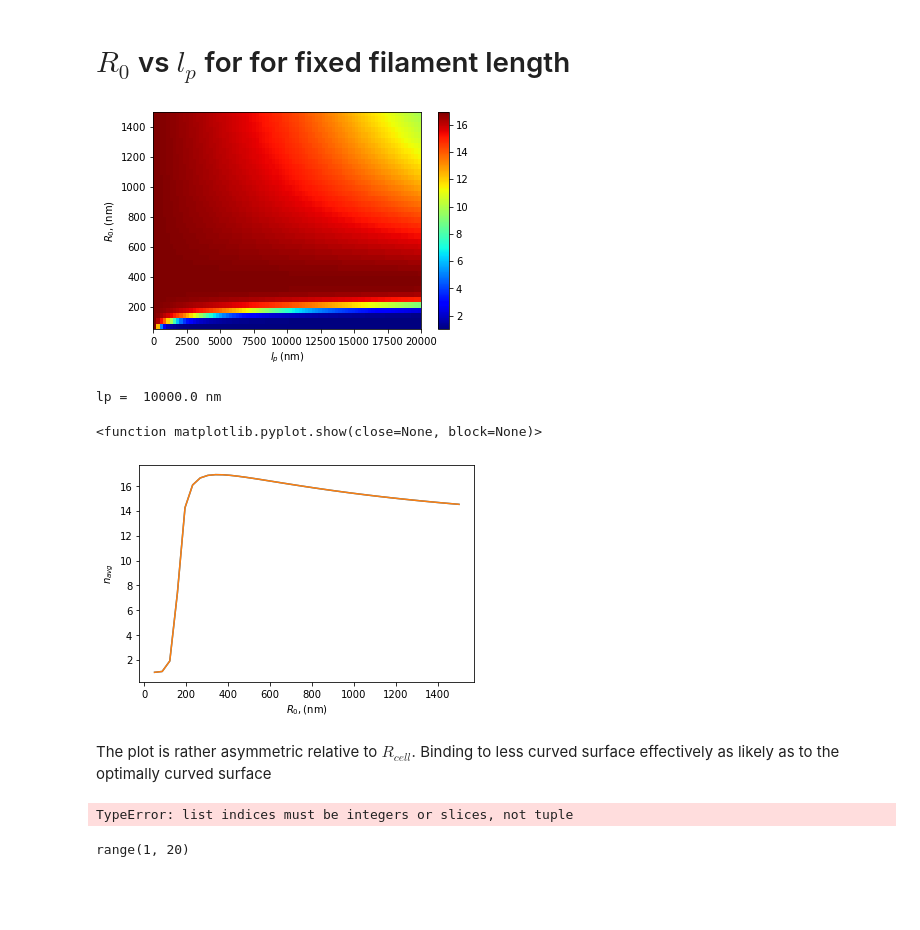
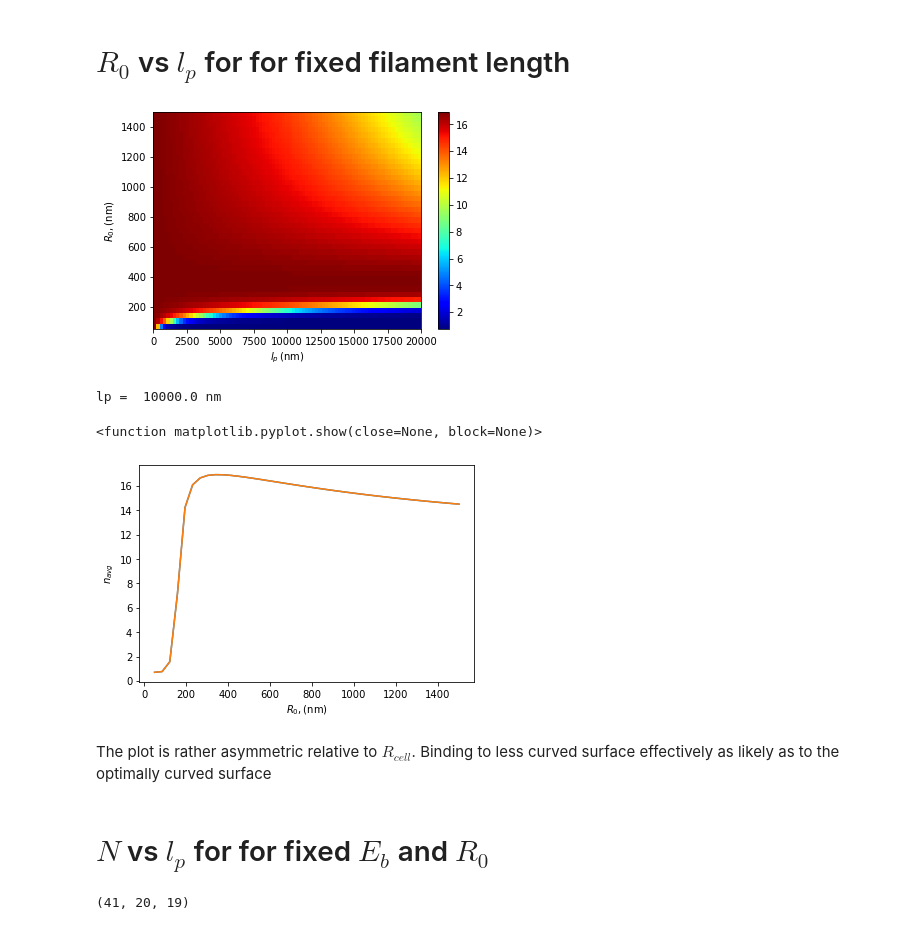
Before and after one commit to absanyal/force-distribution-flat, a Jupyter notebook: jupyter_nbs/FilamentAttachment.ipynb, the cells around one changed output. Saved outputs shown, nothing was run; the diff lists cells and outputs as text; code cells hidden in the pictures; blank space fills up the shorter version.

```diff
--- a/jupyter_nbs/FilamentAttachment.ipynb
+++ b/jupyter_nbs/FilamentAttachment.ipynb
@@ -8,15 +11,17 @@ r_mono = 4.2   # lenght of monomer in nm
 R_cell = 350.0   # Cell radius in nm
 # %%
 def Average_n(N, lp, Ebind0, R0):
-    nn = np.arange(1, N+1)
+    nn = np.arange(0, N+1)
     n = nn[np.newaxis,np.newaxis,:]
     dEbend = r_mono * (n - 1) *  lp * ( (1/R_cell) - (1/R0)  )**2
     dEbind = n * Ebind0
     w_n = (N - n + 1) * np.exp(-(dEbend + dEbind))
+    #w_n = comb(N, n) * np.exp(-(dEbend + dEbind))
+    w_n[:,:,0] = np.pi*R_cell/(N*r_mono)  #Translational entropy contribution corresponds n=0
     zz = np.sum(w_n,axis=2)
-    Z = np.repeat(zz[:, :, np.newaxis], N, axis=2)
+    Z = np.repeat(zz[:, :, np.newaxis], N+1, axis=2)
     p_n = w_n / Z
     avg_n = np.sum(n * p_n,axis=2)
-    return avg_n
+    return avg_n, p_n
 # %%
 def Average_n_Nseries(N, lp, Ebind0, R0):
@@ -55,7 +100,7 @@ yy = np.linspace(50,1500, num=41)
 R0Series = yy[:,np.newaxis,np.newaxis]
 N = 20  # number of monomers
 Eb = -0.5 # the binding energy
-Matrix = Average_n(N,lpSeries,Eb,R0Series)
+Matrix, _ = Average_n(N,lpSeries,Eb,R0Series)
 # %%
 plt.imshow(Matrix, extent=[xx[0], xx[-1], yy[0], yy[-1]], aspect='auto', origin='lower', cmap='jet')
 plt.colorbar()
@@ -67,30 +112,29 @@ plt.xlabel(r'$l_p\,(\mathrm{nm})$')
 
 plt.show()
 # %% [output]
-[figure, old version]
+[figure, new version]
 # %%
 nlp = 40
 print('lp = ',lpSeries[0,nlp,0],'nm')
-R0Slice = Average_n(N,lpSeries[0,nlp,0],Eb,R0Series)
+R0Slice,_ = Average_n(N,lpSeries[0,nlp,0],Eb,R0Series)
 plt.plot(R0Series[:,0,0],R0Slice)
 plt.plot(R0Series[:,0,0], Matrix[:,nlp])
 plt.xlabel(r'$R_0,(\mathrm{nm})$')
 plt.ylabel(r'$n_{avg}$')
 plt.show
 # %% [output]
 lp =  10000.0 nm
 <function matplotlib.pyplot.show(close=None, block=None)>
-[figure, old version]
+[figure, new version]
 # %% [markdown]
 The plot is rather asymmetric relative to $R_{cell}$. Binding to less curved surface effectively as likely as to the optimally curved surface
+# %% [markdown]
+# $N$ vs $l_p%$ for for fixed $E_b$ and $R_0$
 # %%
 Nmax = 20
 NSeries = np.arange(1,Nmax)
-#NSeries = xx[np.newaxis,:,np.newaxis]
 yy = np.linspace(100,1500, num=41)
 lpSeries = yy[:,np.newaxis,np.newaxis]
 Eb = -0.5 # the binding energy
 R0 = 100
-Matrix = Average_n_Nseries(NSeries,lpSeries,Eb,R0)
+Matrix, RelMatrix, P = Average_n_Nseries(NSeries,lpSeries,Eb,R0)
-# %% [output]
-TypeError: list indices must be integers or slices, not tuple
@@ -100,4 +141,4 @@ xx = range(1,Nmax)
-# %%
-xx
-# %% [output]
-range(1, 20)
+# %%
+P.shape
+# %% [output]
+(41, 20, 19)
```
Also changed, not shown: parts of 17 cells of this notebook.
